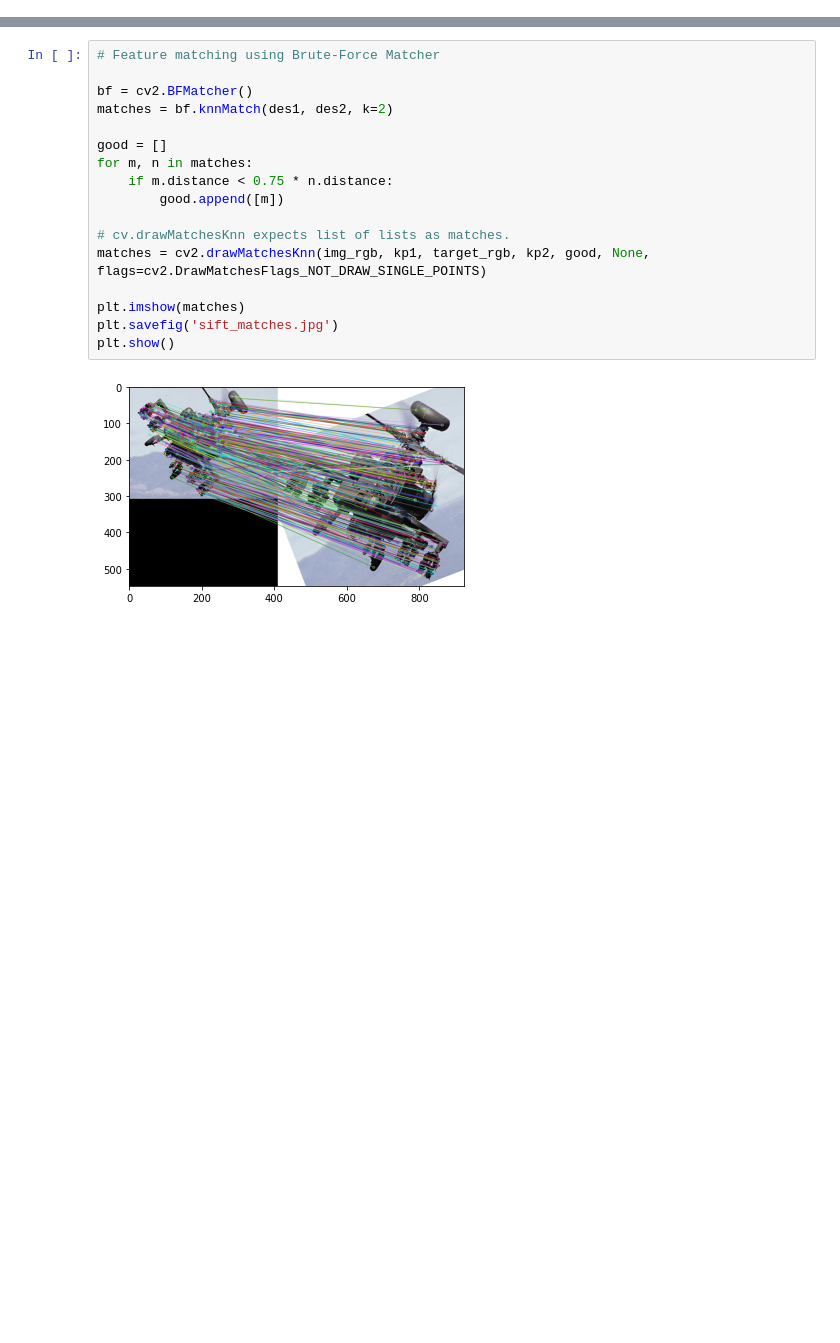
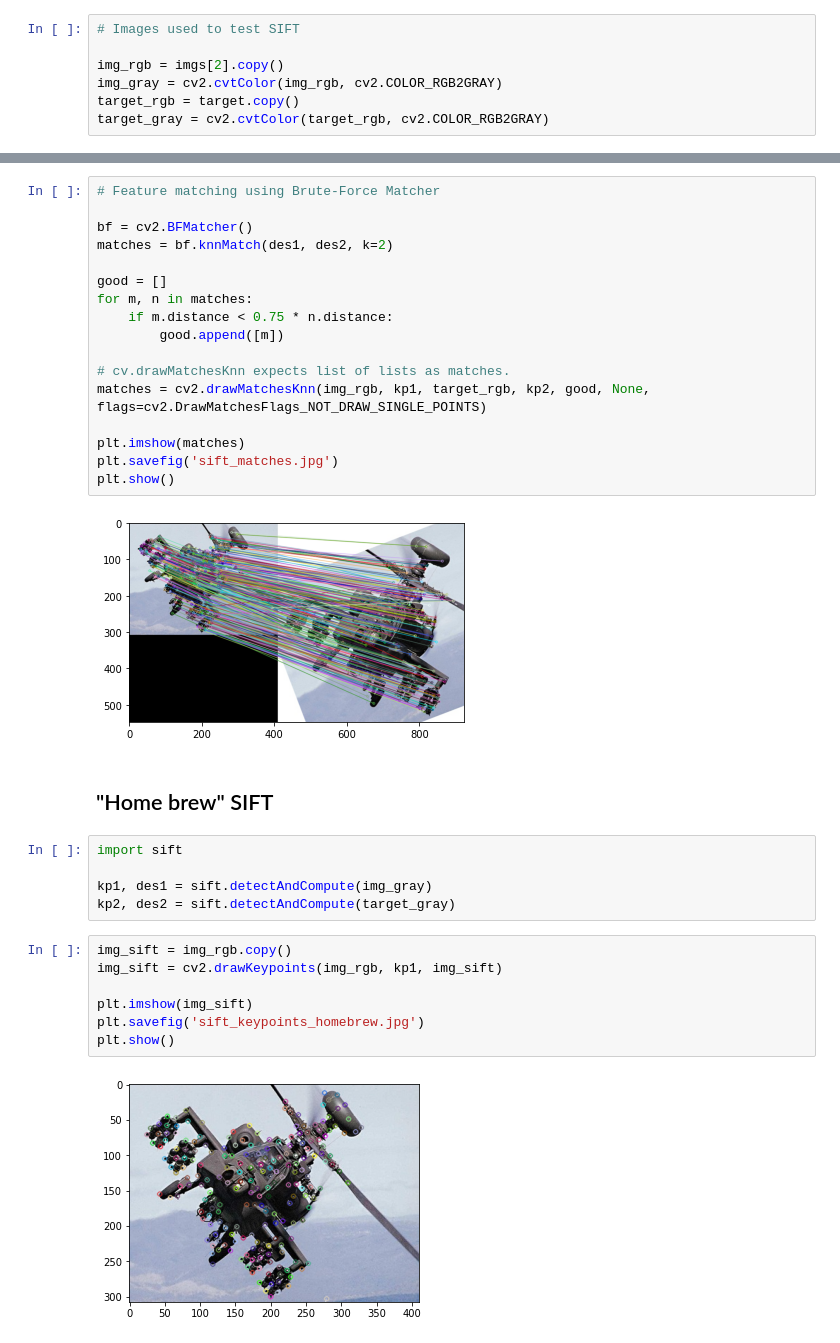
Before and after one commit to junqi-xie-learning/ICE2602-Assignments, a Jupyter notebook: 6 sift/test.ipynb, the cells around one changed output, grey strips where cells are left out. Cells and saved outputs as stored; diff of their text form; blank space fills up the shorter version.

```diff
--- a/6 sift/test.ipynb
+++ b/6 sift/test.ipynb
@@ -12,0 +33,7 @@ target_gray = cv2.cvtColor(target_rgb, cv2.COLOR_RGB2GRAY)
+# %%
+# Images used to test SIFT
+
+img_rgb = imgs[2].copy()
+img_gray = cv2.cvtColor(img_rgb, cv2.COLOR_RGB2GRAY)
+target_rgb = target.copy()
+target_gray = cv2.cvtColor(target_rgb, cv2.COLOR_RGB2GRAY)
@@ -45,3 +74,19 @@ plt.savefig('sift_matches.jpg')
 plt.show()
 # %% [output]
 [figure]
+# %% [markdown]
+## "Home brew" SIFT
+# %%
+import sift
+
+kp1, des1 = sift.detectAndCompute(img_gray)
+kp2, des2 = sift.detectAndCompute(target_gray)
+# %%
+img_sift = img_rgb.copy()
+img_sift = cv2.drawKeypoints(img_rgb, kp1, img_sift)
+
+plt.imshow(img_sift)
+plt.savefig('sift_keypoints_homebrew.jpg')
+plt.show()
+# %% [output]
+[figure, added]
```
Also changed, not shown: parts of 6 cells of this notebook, 8 other files.
